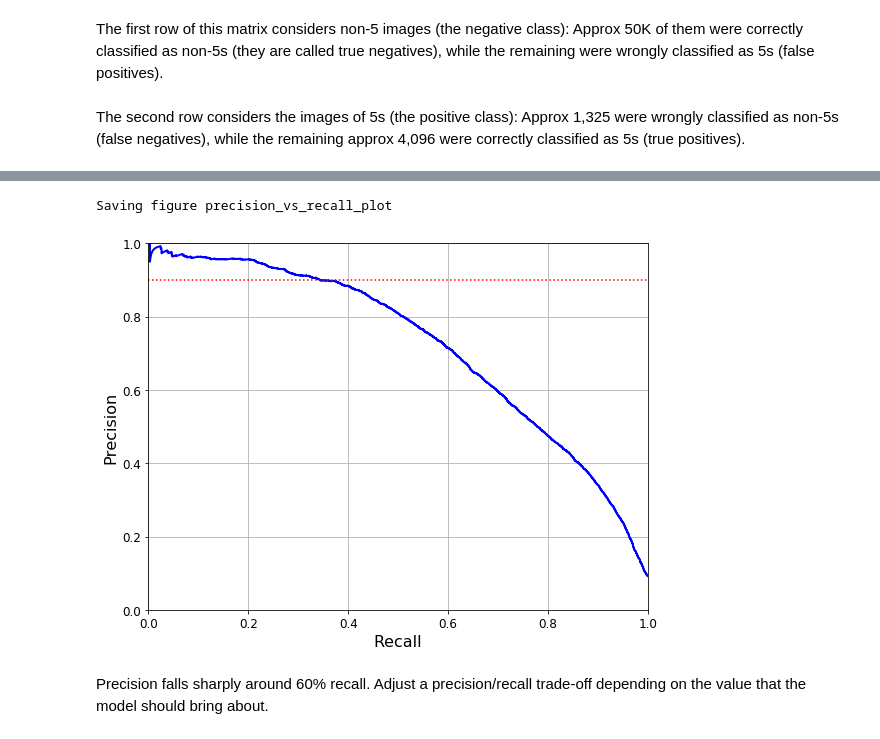
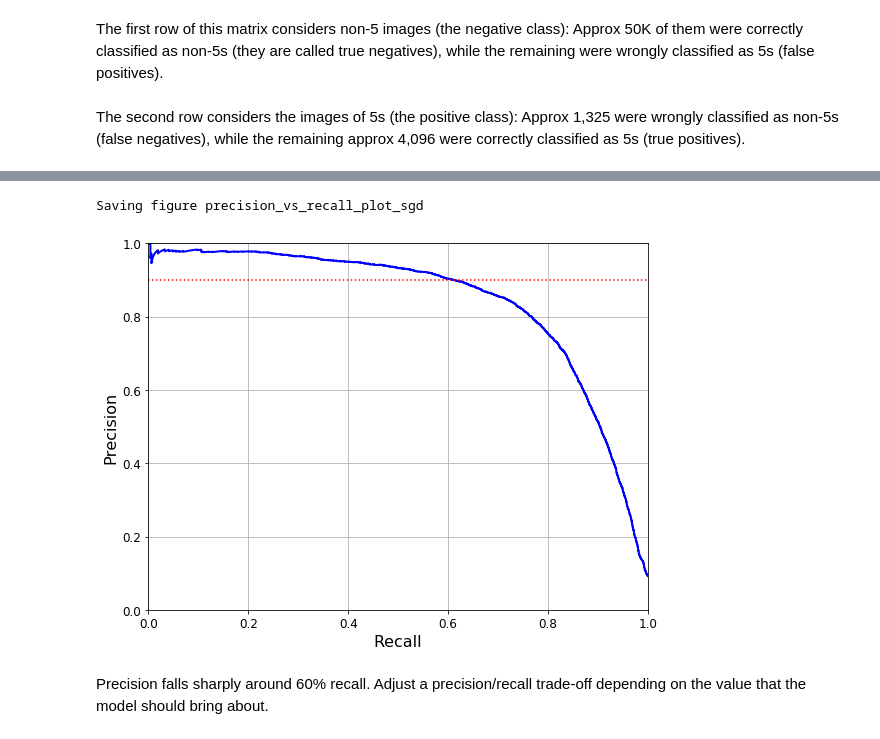
Before and after one commit to oonisim/Jupyter-Notebok, a Jupyter notebook: model_performance_mertrics.ipynb, the cells around one changed output, grey strips where cells are left out. Saved outputs shown, nothing was run; the diff lists cells and outputs as text; code cells hidden in the pictures.

```diff
--- a/model_performance_mertrics.ipynb
+++ b/model_performance_mertrics.ipynb
@@ -228,7 +201,7 @@ The precision_recall_curve computes a precision-recall curve from the ground tru
 # - predict: Predict class labels for samples
 # - decision_function: Predict confidence scores for samples
 # Get the confidence score of the SGD classifier predictions.
-y_scores = cross_val_predict(
+y_scores_sgd = cross_val_predict(
     sgd,
     X_train,
     y_train_5,
@@ -246,5 +217,5 @@ np.min(y_scores)
 # %%
 from sklearn.metrics import precision_recall_curve
-precisions, recalls, thresholds = precision_recall_curve(y_train_5, y_scores)
+precisions_sgd, recalls_sgd, thresholds_sgd = precision_recall_curve(y_train_5, y_scores_sgd)
 # %%
 def plot_precision_recall_vs_threshold(precisions, recalls, thresholds):
@@ -266,6 +237,6 @@ Saving figure precision_recall_vs_threshold_plot
 # %%
 def plot_precision_vs_recall(precisions, recalls):
-    plt.plot(recalls, precisions, "b-", linewidth=2)
+    plt.plot(recalls_sgd, precisions_sgd, "b-", linewidth=2)
     plt.xlabel("Recall", fontsize=16)
     plt.ylabel("Precision", fontsize=16)
     plt.axis([0, 1, 0, 1])
@@ -273,13 +244,13 @@ def plot_precision_vs_recall(precisions, recalls):
 # %%
 # 90% precision
 plt.figure(figsize=(8, 6))
-plot_precision_vs_recall(precisions, recalls)
+plot_precision_vs_recall(precisions_sgd, recalls_sgd)
 plt.plot([0.0, 1.0], [0.9, 0.9], "r:")
-save_fig("precision_vs_recall_plot")
+save_fig("precision_vs_recall_plot_sgd")
 plt.show()
 # %% [output]
-Saving figure precision_vs_recall_plot
+Saving figure precision_vs_recall_plot_sgd
-[figure, old version]
+[figure, new version]
 # %% [markdown]
 Precision falls sharply around 60% recall. Adjust a precision/recall trade-off depending on the value that the model should bring about.
 # %% [markdown]
```
Also changed, not shown: parts of 48 cells of this notebook, 8 other files.
